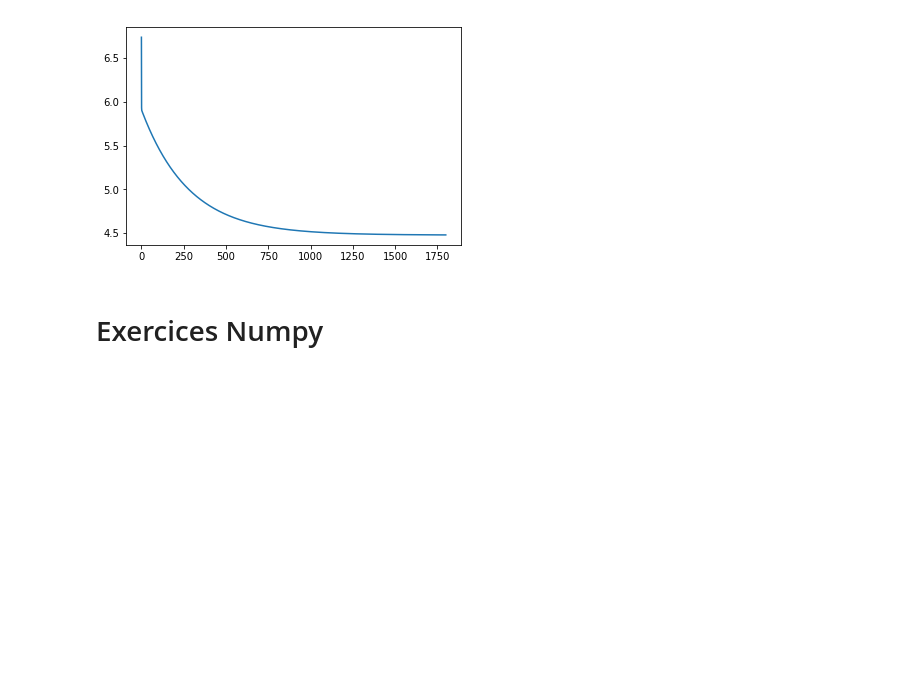
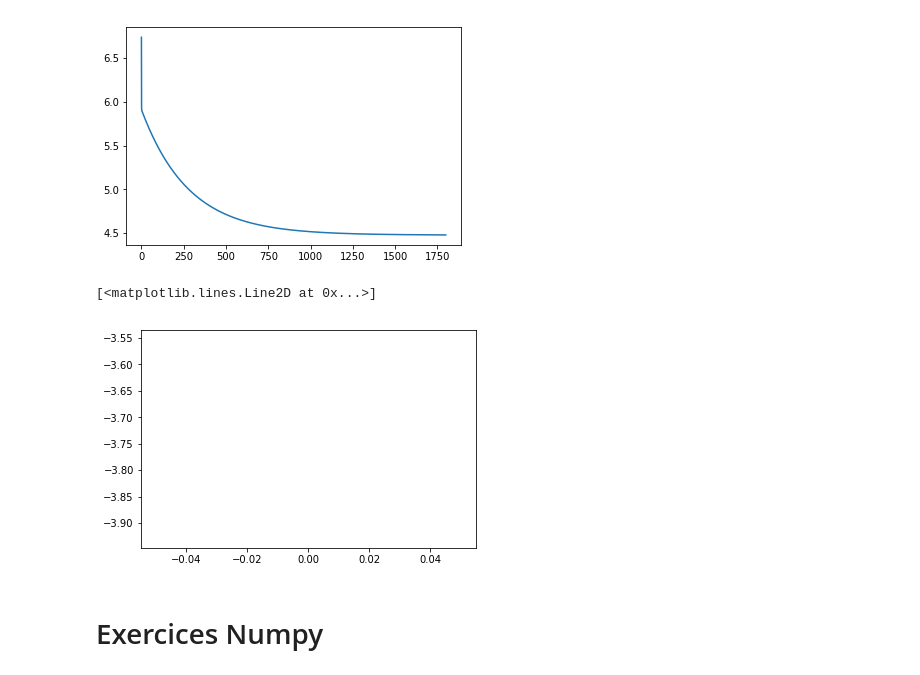
Before and after one commit to xavbart/ateliers-ml-2019-XB, a Jupyter notebook: Semaine-02/Semaine2-exercices.ipynb, the cells around one changed output. Drawn from its saved outputs; the diff is of its cells as text; code cells hidden in the pictures; blank space fills up the shorter version.

```diff
--- a/Semaine-02/Semaine2-exercices.ipynb
+++ b/Semaine-02/Semaine2-exercices.ipynb
@@ -216,18 +237,19 @@ def fit_with_cost(X, y, theta, alpha, num_iters):
     J_history = np.empty(num_iters)
     theta_history = []
     # Boucler sur le nombre d'itérations
-    for i in tqdm(range (num_iters)):
+    m = X.size
+
+    # Boucler sur le nombre d'itérations
+    for i in range (num_iters):
         # Effectuer une itération de descente du gradient (i.e. on update theta une fois)
         thetatmp = theta
         z = predict(X, thetatmp)
-        v = np.empty(m)
-        w = np.empty(m)
-        for j in range(m):
-            v[j] = z[j] - y[j]
-            w[j] = v[j] * X[j]
+        v = z - y
+        w = v * X
         theta[0] = theta[0] - alpha / m * sum (v)
+        # could also be
+        #theta[0] = theta[0] - alpha / m * v.sum()
         theta[1] = theta[1] - alpha / m * sum (w)
-
         J_history[i] = cost(X, y, theta)
         theta_history.extend([theta[0],theta[1]])
     return theta, J_history, theta_history
@@ -257,6 +281,13 @@ ax.plot(J_history)
 # %% [output]
 [<matplotlib.lines.Line2D at 0x...>]
 [figure]
+# %%
+fit = plt.figure()
+ax = plt.axes()
+ax.plot(theta[0])
+# %% [output]
+[<matplotlib.lines.Line2D at 0x...>]
+[figure, added]
 # %% [markdown]
 # Exercices Numpy
 # %% [markdown]
```
Also changed, not shown: parts of 5 cells of this notebook.
